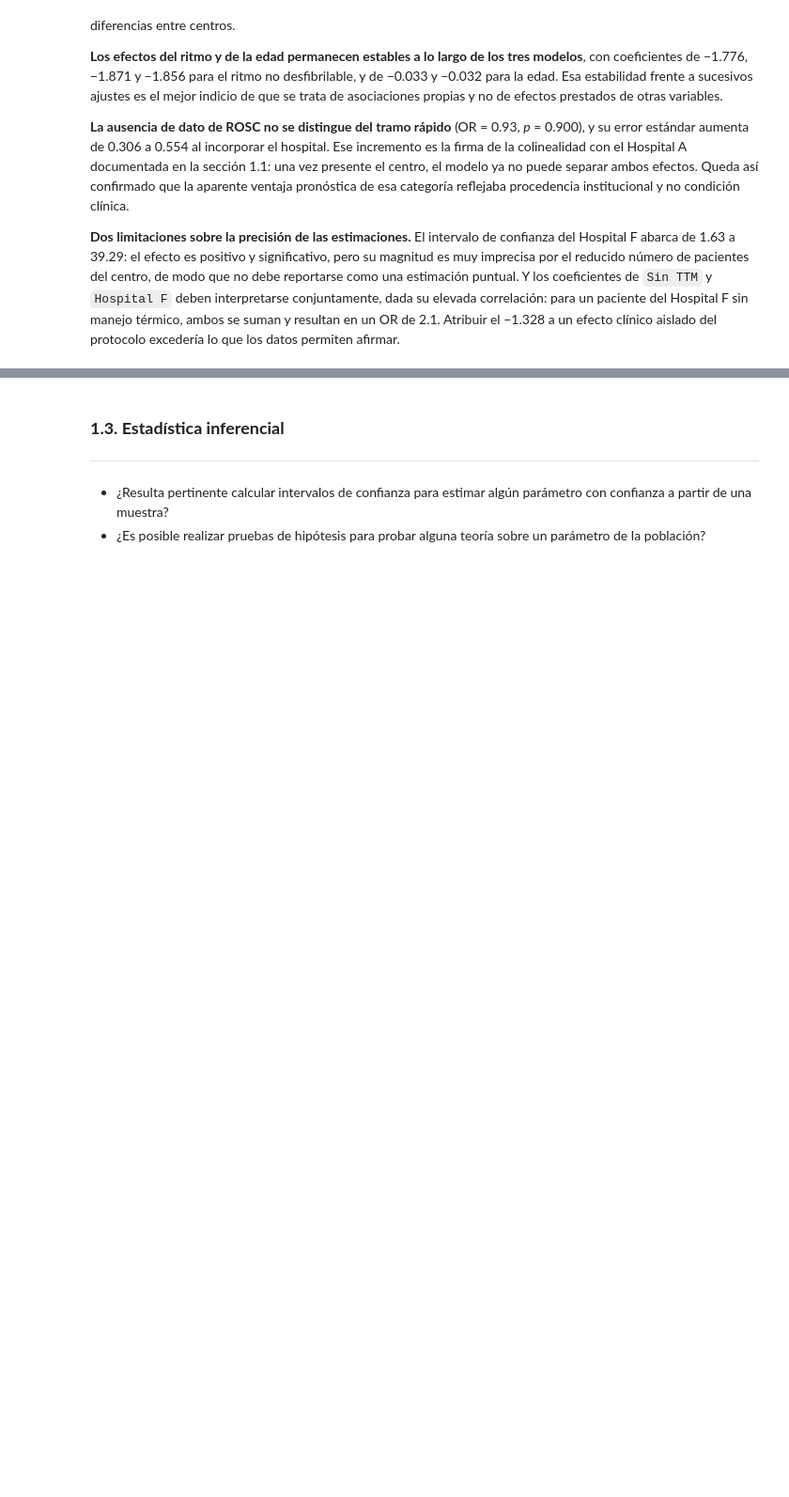
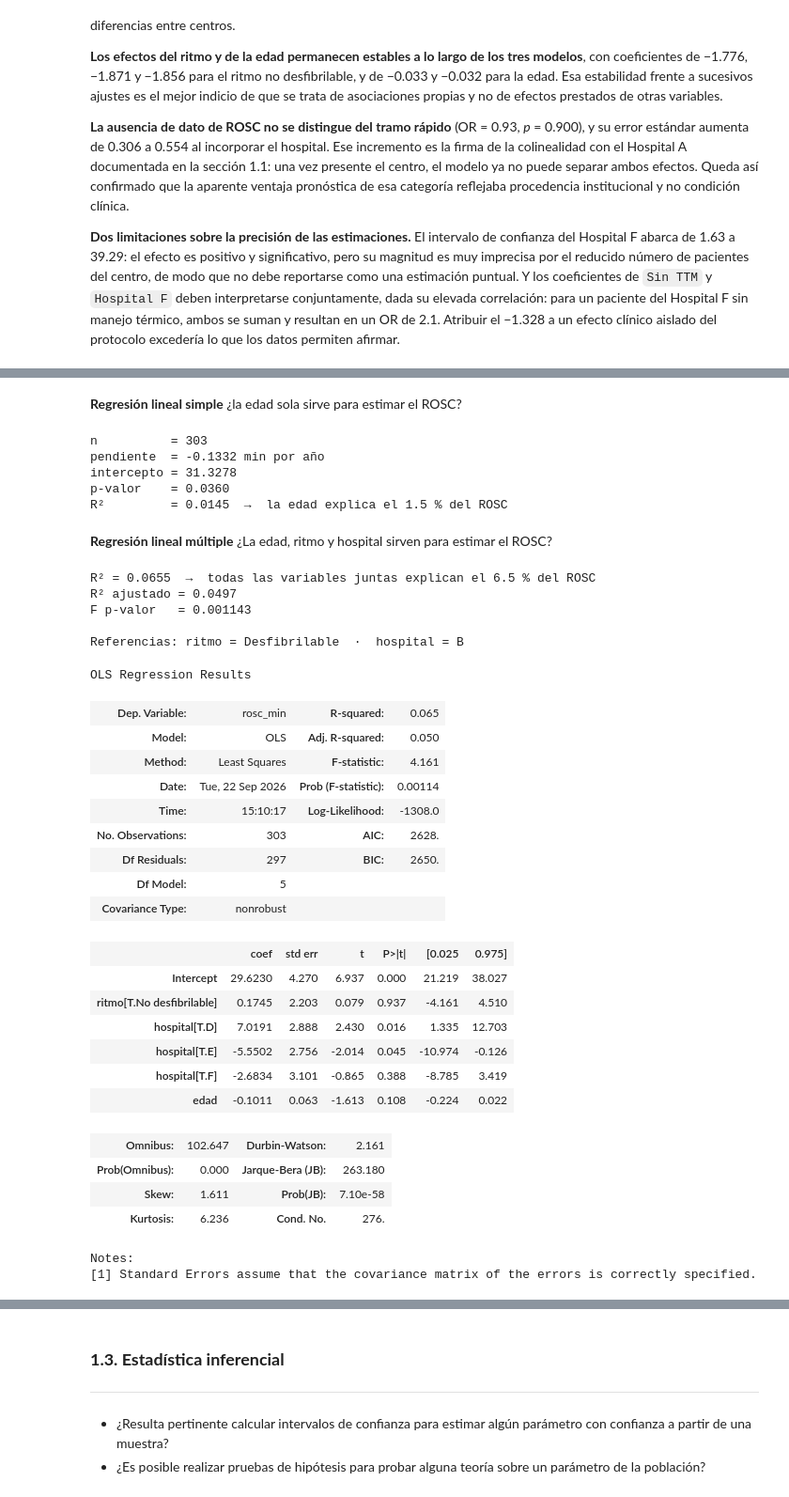
Before and after one commit to AlejandraJaramillo19/mlda-project_, a Jupyter notebook: notebooks/04_data_analysis/04_data_analysis.ipynb, the cells around one changed output, grey strips where cells are left out. Shown at 94% size. Cells and saved outputs as stored; diff of their text form; code cells hidden in the pictures; blank space fills up the shorter version.

```diff
--- a/notebooks/04_data_analysis/04_data_analysis.ipynb
+++ b/notebooks/04_data_analysis/04_data_analysis.ipynb
@@ -1561,0 +1376,13 @@ Las conclusiones se mantienen: el ritmo desfibrilable conserva un efecto protect
+# %%
+d = pd.DataFrame({
+    'rosc_min': clinical['ROSC'],
+    'edad':     clinical['Age'],
+    'ritmo':    clinical['Shockable Rhythm'].astype(str).replace(
+                    {'True': 'Desfibrilable', 'False': 'No desfibrilable',
+                     'Desconocido': 'Sin registro'}),
+    'hospital': clinical['Hospital'].astype(str),
+}).dropna(subset=['rosc_min'])
+
+print(f"Pacientes con dato de ROSC: {len(d)}")
+print("\nDistribución por hospital:")
+print(d['hospital'].value_counts().sort_index())
@@ -1561,0 +1399,59 @@ Las conclusiones se mantienen: el ritmo desfibrilable conserva un efecto protect
+# %% [markdown]
+**Regresión lineal simple**
+¿la edad sola sirve para estimar el ROSC?
+# %%
+pend, interc, corr, p_valor, error_std = stats.linregress(d['edad'], d['rosc_min'])
+
+print(f"n          = {len(d)}")
+print(f"pendiente  = {pend:.4f} min por año")
+print(f"intercepto = {interc:.4f}")
+print(f"p-valor    = {p_valor:.4f}")
+print(f"R²         = {corr**2:.4f}  →  la edad explica el {corr**2*100:.1f} % del ROSC")
+# %% [output]
+n          = 303
+pendiente  = -0.1332 min por año
+intercepto = 31.3278
+p-valor    = 0.0360
+R²         = 0.0145  →  la edad explica el 1.5 % del ROSC
+# %% [markdown]
+**Regresión lineal múltiple**  ¿La edad, ritmo y hospital sirven para estimar el ROSC?
+# %%
+ols = sm.OLS.from_formula("rosc_min ~ edad + ritmo + hospital", data=d).fit()
+
+print(f"R² = {ols.rsquared:.4f}  →  todas las variables juntas explican "
+      f"el {ols.rsquared*100:.1f} % del ROSC")
+print(f"R² ajustado = {ols.rsquared_adj:.4f}")
+print(f"F p-valor   = {ols.f_pvalue:.4g}")
+print(f"\nReferencias: ritmo = {sorted(d['ritmo'].unique())[0]}  ·  "
+      f"hospital = {sorted(d['hospital'].unique())[0]}")
+
+ols.summary()
+# %% [output]
+R² = 0.0655  →  todas las variables juntas explican el 6.5 % del ROSC
+R² ajustado = 0.0497
+F p-valor   = 0.001143
+
+Referencias: ritmo = Desfibrilable  ·  hospital = B
+OLS Regression Results
+| Dep. Variable: | rosc_min | R-squared: | 0.065 |
+| Model: | OLS | Adj. R-squared: | 0.050 |
+| Method: | Least Squares | F-statistic: | 4.161 |
+| Date: | Tue, 22 Sep 2026 | Prob (F-statistic): | 0.00114 |
+| Time: | 15:10:17 | Log-Likelihood: | -1308.0 |
+| No. Observations: | 303 | AIC: | 2628. |
+| Df Residuals: | 297 | BIC: | 2650. |
+| Df Model: | 5 |  |  |
+| Covariance Type: | nonrobust |  |  |
+|  | coef | std err | t | P>|t| | [0.025 | 0.975] |
+| Intercept | 29.6230 | 4.270 | 6.937 | 0.000 | 21.219 | 38.027 |
+| ritmo[T.No desfibrilable] | 0.1745 | 2.203 | 0.079 | 0.937 | -4.161 | 4.510 |
+| hospital[T.D] | 7.0191 | 2.888 | 2.430 | 0.016 | 1.335 | 12.703 |
+| hospital[T.E] | -5.5502 | 2.756 | -2.014 | 0.045 | -10.974 | -0.126 |
+| hospital[T.F] | -2.6834 | 3.101 | -0.865 | 0.388 | -8.785 | 3.419 |
+| edad | -0.1011 | 0.063 | -1.613 | 0.108 | -0.224 | 0.022 |
+| Omnibus: | 102.647 | Durbin-Watson: | 2.161 |
+| Prob(Omnibus): | 0.000 | Jarque-Bera (JB): | 263.180 |
+| Skew: | 1.611 | Prob(JB): | 7.10e-58 |
+| Kurtosis: | 6.236 | Cond. No. | 276. |
+Notes:
+[1] Standard Errors assume that the covariance matrix of the errors is correctly specified.
```
Also changed, not shown: parts of 34 cells of this notebook, 17 other files.
